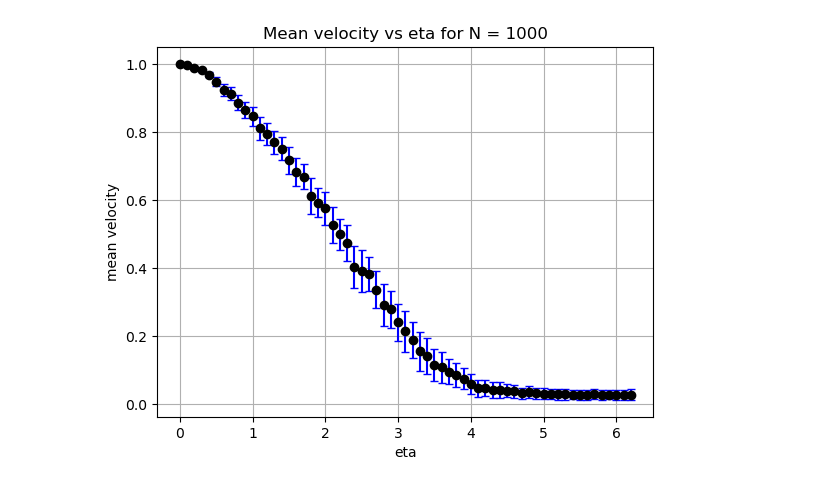
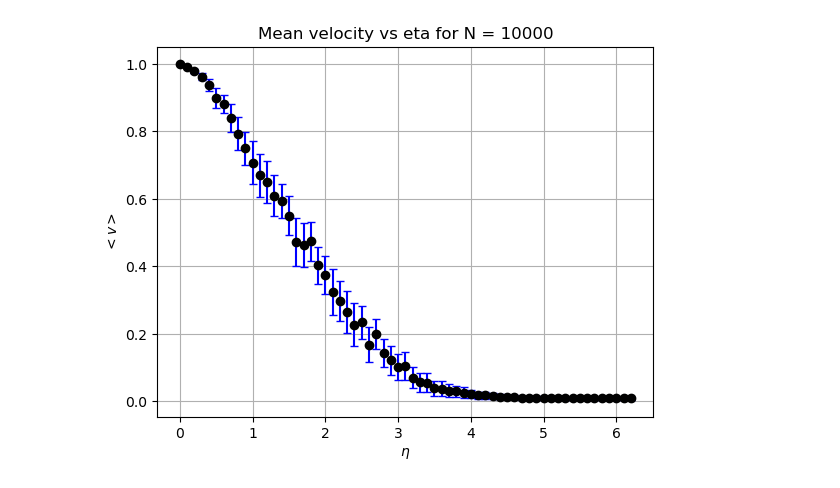
Before and after one commit to YannickHradetzky/Simulation, a Jupyter notebook: vicsek.ipynb, the cells around one changed output. Cells and saved outputs as stored; diff of their text form; code cells hidden in the pictures.

```diff
--- a/vicsek.ipynb
+++ b/vicsek.ipynb
@@ -4,41 +4,41 @@ import matplotlib.pyplot as plt
 import glob
 import numpy as np
 # %%
-filenames = glob.glob("out/vicsek/1000/Noise*txt")
+filenames = glob.glob("out/vicsek/10000/Noise*txt")
 filenames.sort(key = lambda x: float(x.split("/")[3].split("_")[1].split(".txt")[0]))
 
 N = filenames[0].split("/")[2]
 
 means = []
 stds = []
 etas = []
 for filename in filenames:
     df = pd.read_csv(filename, sep=" ", header=None)
     # for each row in the df, calculate the mean and std of the velocities
     sum_mean = 0
     sum_std = 0
     count = 0
     for (_, row) in df.iterrows():
         count += 1
         sum_mean += np.mean(row)
         sum_std += np.std(row)
 
     Mean = sum_mean / count
     Std = sum_std / count
     means.append(Mean)
     stds.append(Std)
     eta = filename.split("/")[3].split(".txt")[0].split("_")[1]
     eta = eta.split(".txt")[0]
     etas.append(float(eta))
 
 
 plt.figure()
 plt.title("Mean velocity vs eta for N = " + N)
 plt.errorbar(etas, means, yerr=stds, fmt="o", color="black", ecolor="blue", capsize=3)
-plt.xlabel("eta")
-plt.ylabel("mean velocity")
+plt.xlabel("$\eta$")
+plt.ylabel("$<v>$")
 plt.grid()
 plt.show()
 # %% [output]
-[figure, old version]
+[figure, new version]
 # %%
```
Also changed, not shown: parts of 5 cells of this notebook, 5 other files.
